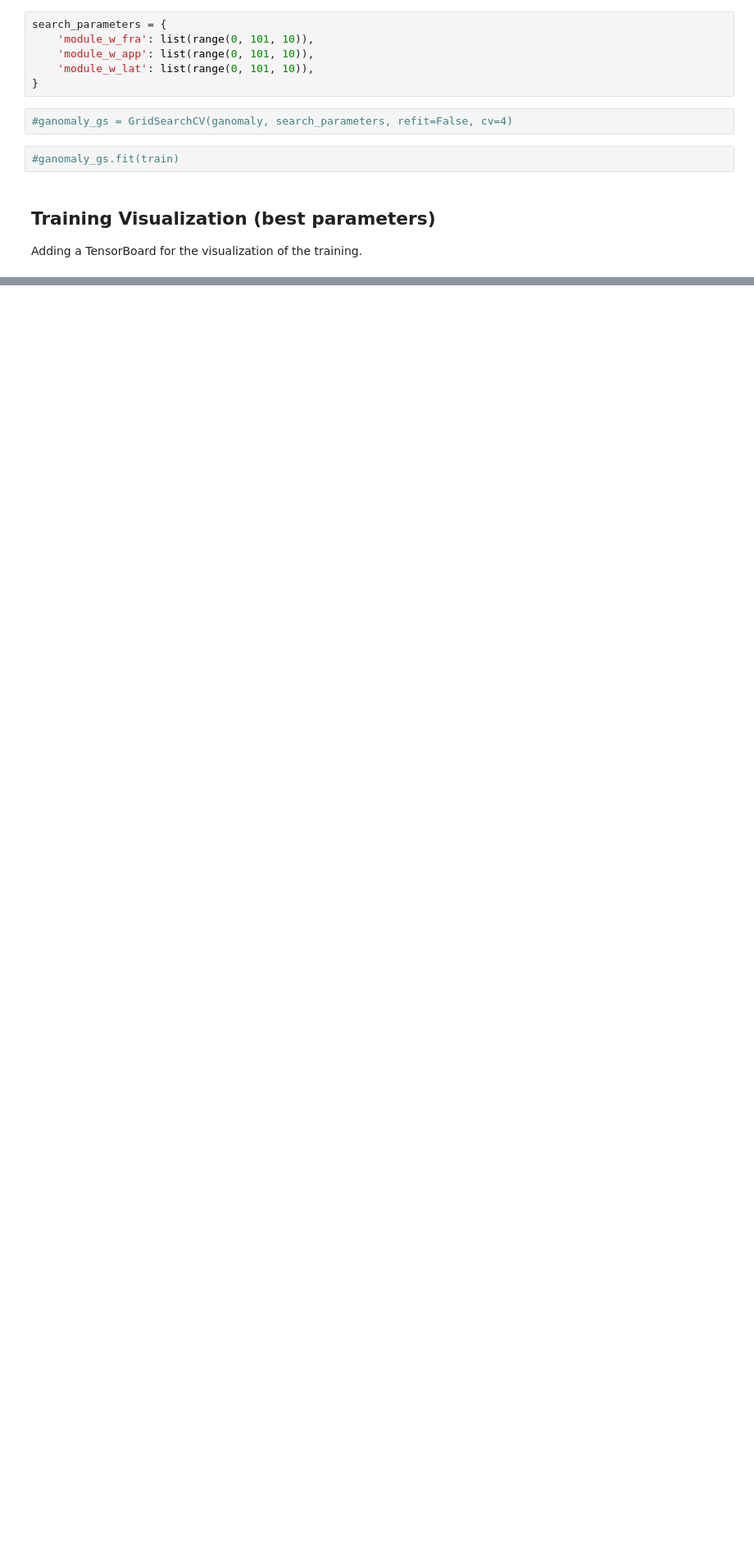
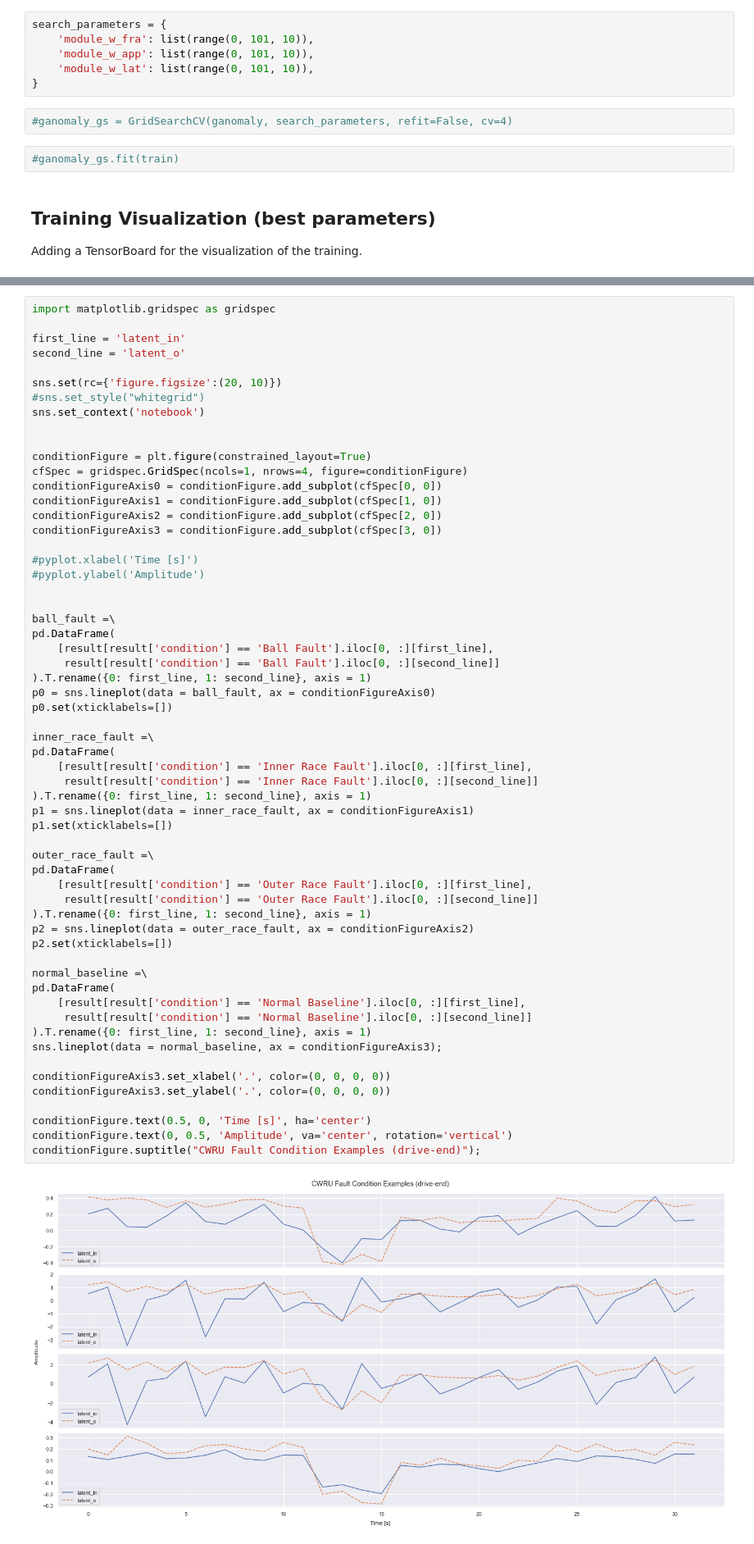
Before and after one commit to jlsachse/AnomalyGAN, a Jupyter notebook: cwru_experiments.ipynb, the cells around one changed output, grey strips where cells are left out. Shown at 82% size. Saved outputs shown, nothing was run; the diff lists cells and outputs as text; blank space fills up the shorter version.

```diff
--- a/cwru_experiments.ipynb
+++ b/cwru_experiments.ipynb
@@ -284,0 +351,61 @@ result.groupby(['condition'])['predictions'].agg(['mean', 'min', 'max'])
+# %%
+import matplotlib.gridspec as gridspec
+
+first_line = 'latent_in'
+second_line = 'latent_o'
+
+sns.set(rc={'figure.figsize':(20, 10)})
+#sns.set_style("whitegrid")
+sns.set_context('notebook')
+
+
+conditionFigure = plt.figure(constrained_layout=True)
+cfSpec = gridspec.GridSpec(ncols=1, nrows=4, figure=conditionFigure)
+conditionFigureAxis0 = conditionFigure.add_subplot(cfSpec[0, 0])
+conditionFigureAxis1 = conditionFigure.add_subplot(cfSpec[1, 0])
+conditionFigureAxis2 = conditionFigure.add_subplot(cfSpec[2, 0])
+conditionFigureAxis3 = conditionFigure.add_subplot(cfSpec[3, 0])
+
+#pyplot.xlabel('Time [s]')
+#pyplot.ylabel('Amplitude')
+
+
+ball_fault =\
+pd.DataFrame(
+    [result[result['condition'] == 'Ball Fault'].iloc[0, :][first_line],
+     result[result['condition'] == 'Ball Fault'].iloc[0, :][second_line]]
+).T.rename({0: first_line, 1: second_line}, axis = 1)
+p0 = sns.lineplot(data = ball_fault, ax = conditionFigureAxis0)
+p0.set(xticklabels=[])
+
+inner_race_fault =\
+pd.DataFrame(
+    [result[result['condition'] == 'Inner Race Fault'].iloc[0, :][first_line],
+     result[result['condition'] == 'Inner Race Fault'].iloc[0, :][second_line]]
+).T.rename({0: first_line, 1: second_line}, axis = 1)
+p1 = sns.lineplot(data = inner_race_fault, ax = conditionFigureAxis1)
+p1.set(xticklabels=[])
+
+outer_race_fault =\
+pd.DataFrame(
+    [result[result['condition'] == 'Outer Race Fault'].iloc[0, :][first_line],
+     result[result['condition'] == 'Outer Race Fault'].iloc[0, :][second_line]]
+).T.rename({0: first_line, 1: second_line}, axis = 1)
+p2 = sns.lineplot(data = outer_race_fault, ax = conditionFigureAxis2)
+p2.set(xticklabels=[])
+
+normal_baseline =\
+pd.DataFrame(
+    [result[result['condition'] == 'Normal Baseline'].iloc[0, :][first_line],
+     result[result['condition'] == 'Normal Baseline'].iloc[0, :][second_line]]
+).T.rename({0: first_line, 1: second_line}, axis = 1)
+sns.lineplot(data = normal_baseline, ax = conditionFigureAxis3);
+
+conditionFigureAxis3.set_xlabel('.', color=(0, 0, 0, 0))
+conditionFigureAxis3.set_ylabel('.', color=(0, 0, 0, 0))
+
+conditionFigure.text(0.5, 0, 'Time [s]', ha='center')
+conditionFigure.text(0, 0.5, 'Amplitude', va='center', rotation='vertical')
+conditionFigure.suptitle("CWRU Fault Condition Examples (drive-end)");
+# %% [output]
+[figure, added]
```
Also changed, not shown: parts of 23 cells of this notebook, 5 other files.
